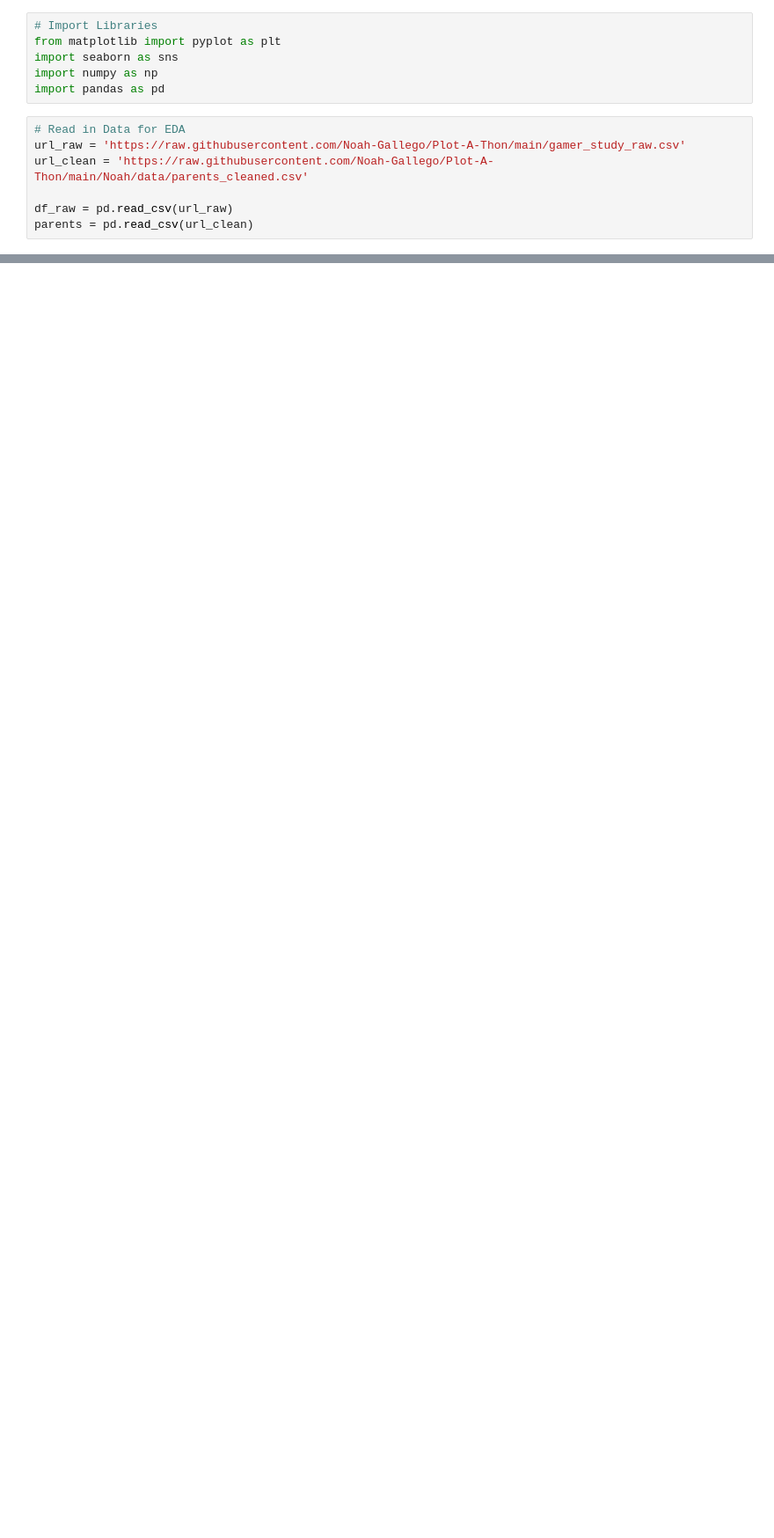
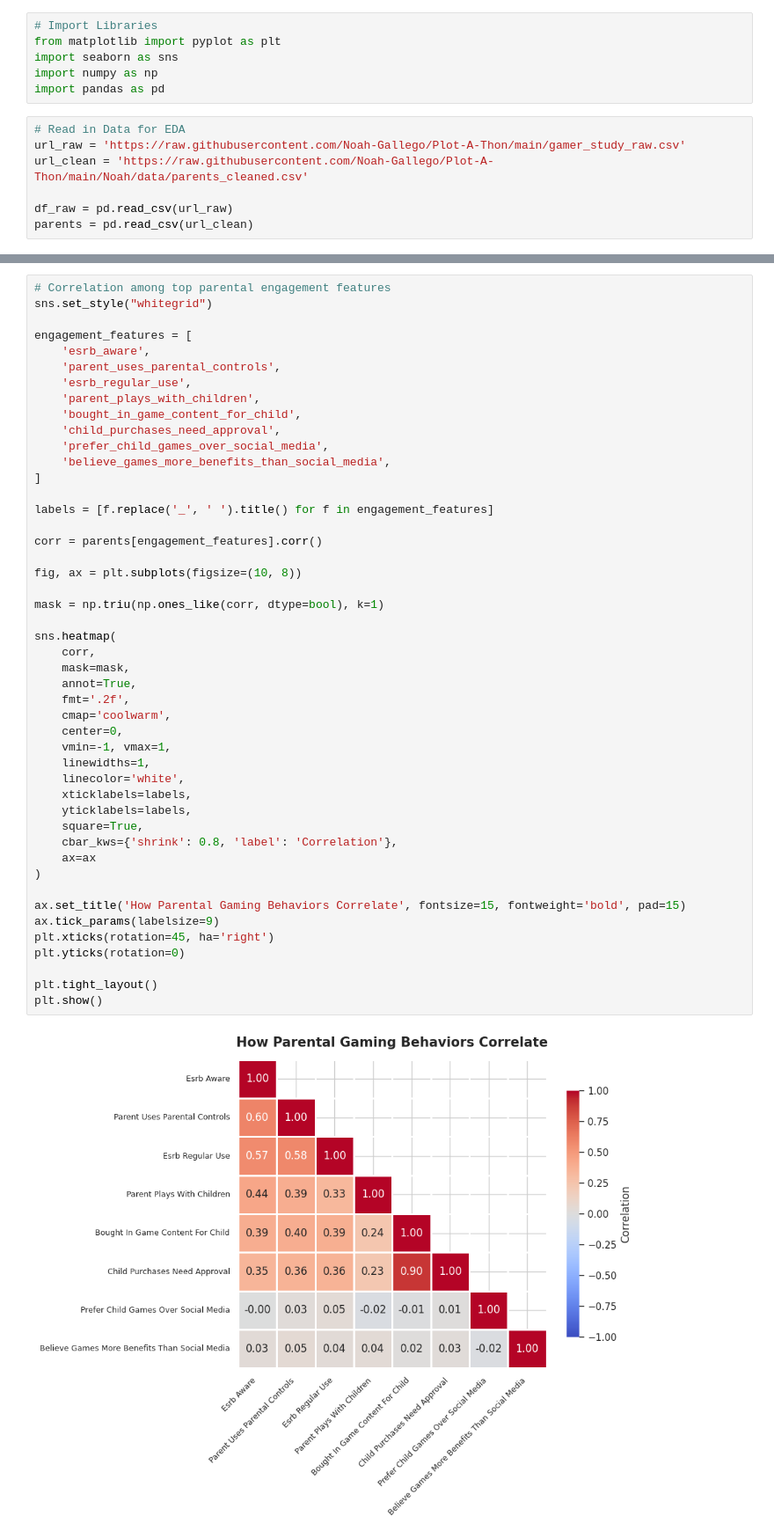
Before and after one commit to Noah-Gallego/Plot-A-Thon, a Jupyter notebook: Noah/gamer_study_eda.ipynb, the cells around one changed output, grey strips where cells are left out. Shown at 88% size. Drawn from its saved outputs; the diff is of its cells as text; blank space fills up the shorter version.

```diff
--- a/Noah/gamer_study_eda.ipynb
+++ b/Noah/gamer_study_eda.ipynb
@@ -124,0 +186,49 @@ plt.show()
+# %%
+# Correlation among top parental engagement features
+sns.set_style("whitegrid")
+
+engagement_features = [
+    'esrb_aware',
+    'parent_uses_parental_controls',
+    'esrb_regular_use',
+    'parent_plays_with_children',
+    'bought_in_game_content_for_child',
+    'child_purchases_need_approval',
+    'prefer_child_games_over_social_media',
+    'believe_games_more_benefits_than_social_media',
+]
+
+labels = [f.replace('_', ' ').title() for f in engagement_features]
+
+corr = parents[engagement_features].corr()
+
+fig, ax = plt.subplots(figsize=(10, 8))
+
+mask = np.triu(np.ones_like(corr, dtype=bool), k=1)
+
+sns.heatmap(
+    corr,
+    mask=mask,
+    annot=True,
+    fmt='.2f',
+    cmap='coolwarm',
+    center=0,
+    vmin=-1, vmax=1,
+    linewidths=1,
+    linecolor='white',
+    xticklabels=labels,
+    yticklabels=labels,
+    square=True,
+    cbar_kws={'shrink': 0.8, 'label': 'Correlation'},
+    ax=ax
+)
+
+ax.set_title('How Parental Gaming Behaviors Correlate', fontsize=15, fontweight='bold', pad=15)
+ax.tick_params(labelsize=9)
+plt.xticks(rotation=45, ha='right')
+plt.yticks(rotation=0)
+
+plt.tight_layout()
+plt.show()
+# %% [output]
+[figure, added]
```
Also changed, not shown: parts of 7 cells of this notebook.
